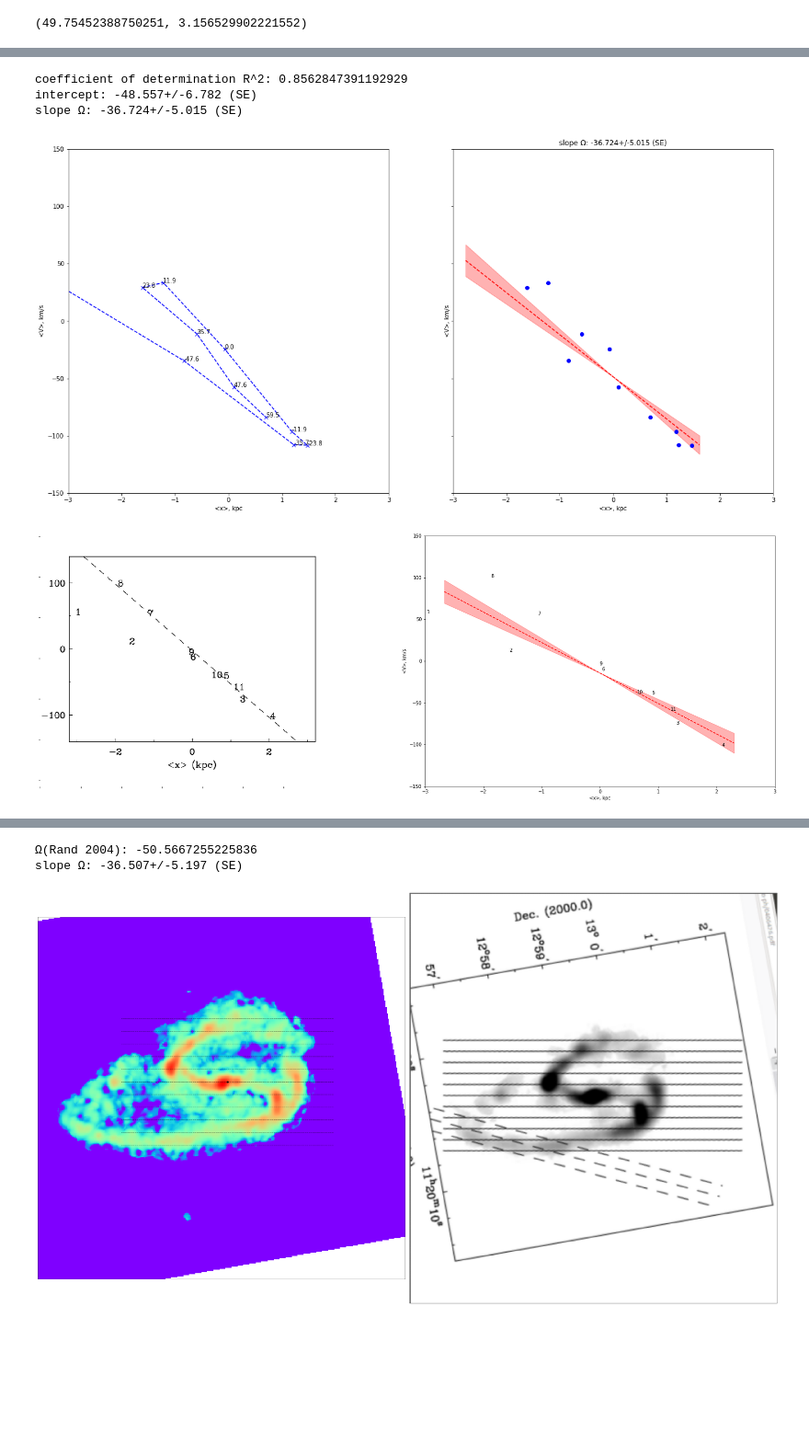
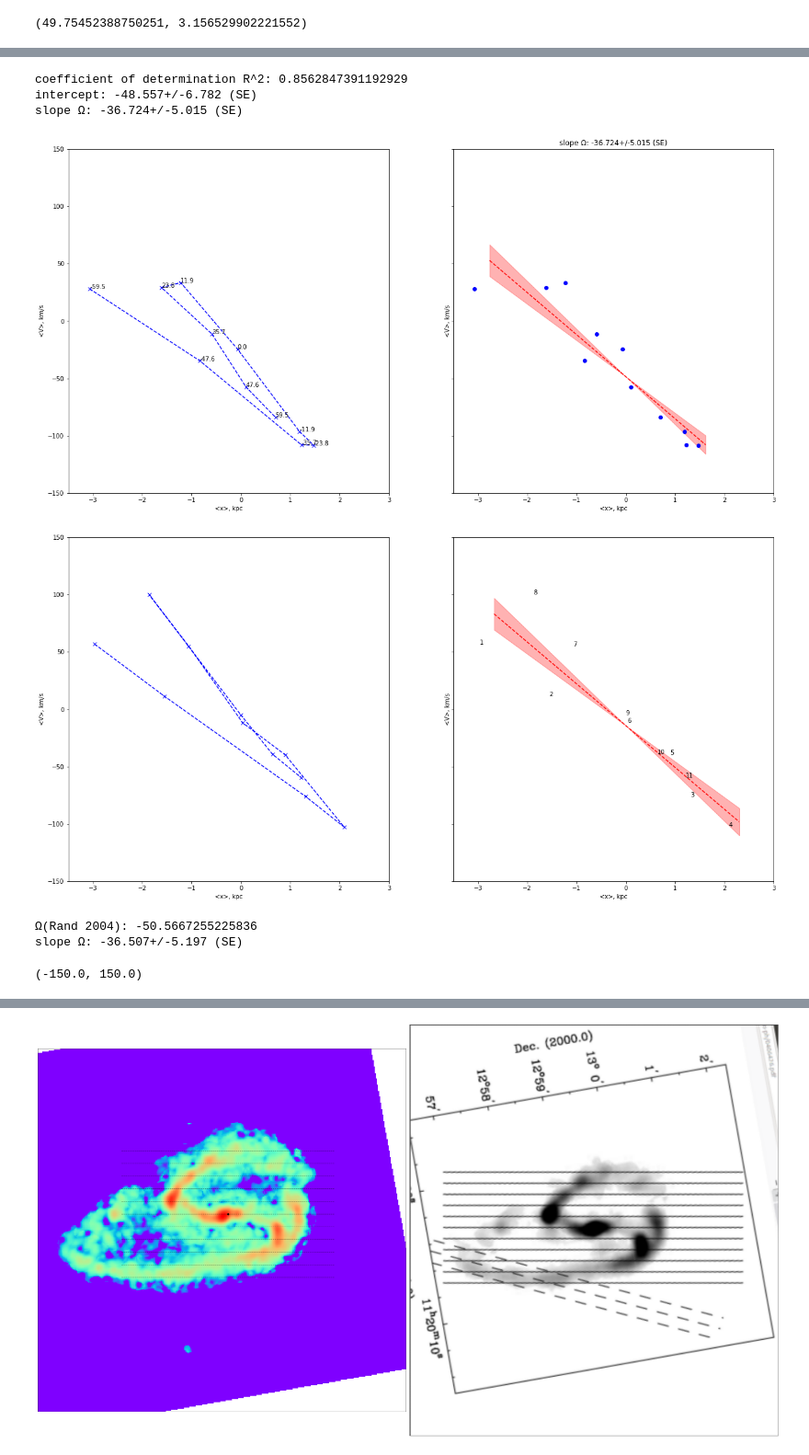
Before and after one commit to strawberryfieldss/galaxy, a Jupyter notebook: new/pyTWR-master/NGC3627.ipynb, the cells around one changed output, grey strips where cells are left out. Shown at 92% size. Drawn from its saved outputs; the diff is of its cells as text; code cells hidden in the pictures; blank space fills up the shorter version.

```diff
--- a/new/pyTWR-master/NGC3627.ipynb
+++ b/new/pyTWR-master/NGC3627.ipynb
@@ -298,7 +298,7 @@ omega, omega_SE = pytwr.solve_TW(intens=plane_intens,
               r_scale=pix_kpc,
               ax=None,
               img_scale=1.5,
-              x1=-3,
+              x1=-3.5,
               x2=3,
               y1=-150,
               y2=150)
@@ -340,66 +340,71 @@ r_sq = ols_result.rsquared
 ymin=0.
 delta_y=11.9
 y_bins=5
+pps = np.linspace(min(xp)*0.9, max(xp)*1.1, 100)
+y_pred = linm(ols_result.params[1], ols_result.params[0], pps)
+y_pred_max = linm(ols_result.params[1] - ols_result.bse[1], ols_result.params[0], pps)
+y_pred_min = linm(ols_result.params[1] + ols_result.bse[1], ols_result.params[0], pps)
 #if len(ys) == 0:
 #        ys = [ymin+_*delta_y for _ in range(-y_bins, y_bins+1, 1)]
 #fig, axes = plt.subplots(figsize=[14 * img_scale, 7 * img_scale], ncols=2, nrows=1, sharey=True, sharex=True)
-fig, axes = plt.subplots(1, 2,figsize=[30, 10])
-ax = axes[0]
-ax.spines['left'].set_visible(False)
-ax.spines['top'].set_visible(False)
-ax.spines['right'].set_visible(False)
-ax.spines['bottom'].set_visible(False)
-ax.set_yticklabels([])
-ax.set_xticklabels([])
-#ax.plot(xp, yp, 'x--', color='b')
-#for ind_i, yi in enumerate(ys):
-#    ax.annotate(str(yi), (xp[ind_i], yp[ind_i]))
-axes[0].imshow(Im.open('3627.png'))
-#ax.set_xlabel('<x>, kpc')
-#ax.set_ylabel('<V>, km/s')
-ax = axes[1]
-#ax.plot(xp, yp, 'o', color='b')
-pps = np.linspace(min(xp)*0.9, max(xp)*1.1, 100)
-y_pred = linm(ols_result.params[1], ols_result.params[0], pps)
-ax.plot(pps, y_pred, '--', color='r')
-y_pred_max = linm(ols_result.params[1] - ols_result.bse[1], ols_result.params[0], pps)
-y_pred_min = linm(ols_result.params[1] + ols_result.bse[1], ols_result.params[0], pps)
-ax.fill_between(pps, y_pred_max, y_pred_min, alpha=0.3, color='r')
-for ind_i in range(0,11):
-    ax.annotate(str(ind_i+1), (xp[ind_i], yp[ind_i]))
-ax.set_xlabel('<x>, kpc')
-ax.set_ylabel('<V>, km/s')
-ax.set_xlim(-3,3)
-ax.set_ylim(-150,150)
 fig, axes_ = plt.subplots(figsize=[14 * img_scale, 7 * img_scale], ncols=2, nrows=1, sharey=True, sharex=True)
 ax = axes_[0]
 ax.plot(xp, yp, 'x--', color='b')
 #for ind_i, yi in enumerate(ys):
 #    ax.annotate(str(yi), (xp[ind_i], yp[ind_i]))
 ax.set_xlabel('<x>, kpc')
 ax.set_ylabel('<V>, km/s')
 
 ax = axes_[1]
 #ax.plot(xp, yp, 'o', color='b')
 pps = np.linspace(min(xp)*0.9, max(xp)*1.1, 100)
 #y_pred = linm(ols_result.params[1], ols_result.params[0], pps)
 ax.plot(pps, y_pred, '--', color='r')
 #y_pred_max = linm(ols_result.params[1] - ols_result.bse[1], ols_result.params[0], pps)
 #y_pred_min = linm(ols_result.params[1] + ols_result.bse[1], ols_result.params[0], pps)
 ax.fill_between(pps, y_pred_max, y_pred_min, alpha=0.3, color='r')
 for ind_i in range(0,11):
     ax.annotate(str(ind_i+1), (xp[ind_i], yp[ind_i]))
 ax.set_xlabel('<x>, kpc')
 ax.set_ylabel('<V>, km/s')
-ax.set_xlim(-3,3)
+ax.set_xlim(-3.5,3)
 ax.set_ylim(-150,150)
 plt.show()
 print('Ω(Rand 2004):',(y1-y0)/(x1-x0))
 print('slope Ω: {:.3f}+/-{:.3f} (SE)'.format(ols_result.params[1], ols_result.bse[1]))
+
+fig, axes = plt.subplots(1, 2,figsize=[30, 10])
+ax = axes[0]
+ax.spines['left'].set_visible(False)
+ax.spines['top'].set_visible(False)
+ax.spines['right'].set_visible(False)
+ax.spines['bottom'].set_visible(False)
+ax.set_yticklabels([])
+ax.set_xticklabels([])
+#ax.plot(xp, yp, 'x--', color='b')
+#for ind_i, yi in enumerate(ys):
+#    ax.annotate(str(yi), (xp[ind_i], yp[ind_i]))
+axes[0].imshow(Im.open('3627.png'))
+#ax.set_xlabel('<x>, kpc')
+#ax.set_ylabel('<V>, km/s')
+ax = axes[1]
+#ax.plot(xp, yp, 'o', color='b')
+
+ax.plot(pps, y_pred, '--', color='r')
+ax.fill_between(pps, y_pred_max, y_pred_min, alpha=0.3, color='r')
+for ind_i in range(0,11):
+    ax.annotate(str(ind_i+1), (xp[ind_i], yp[ind_i]))
+ax.set_xlabel('<x>, kpc')
+ax.set_ylabel('<V>, km/s')
+ax.set_xlim(-3,3)
+ax.set_ylim(-150,150)
 # %% [output]
 [figure]
 coefficient of determination R^2: 0.8562847391192929
 intercept: -48.557+/-6.782 (SE)
 slope Ω: -36.724+/-5.015 (SE)
-[figure, old version]
+[figure, new version]
-[figure, old version]
+[figure, new version]
+Ω(Rand 2004): -50.5667255225836
+slope Ω: -36.507+/-5.197 (SE)
+(-150.0, 150.0)
@@ -407,5 +412,3 @@ slope Ω: -36.724+/-5.015 (SE)
-Ω(Rand 2004): -50.5667255225836
-slope Ω: -36.507+/-5.197 (SE)
 # %%
 from IPython.display import Image
 fig, axes = plt.subplots(1, 2,figsize=[40, 30])
```
Also changed, not shown: parts of 4 cells of this notebook.
